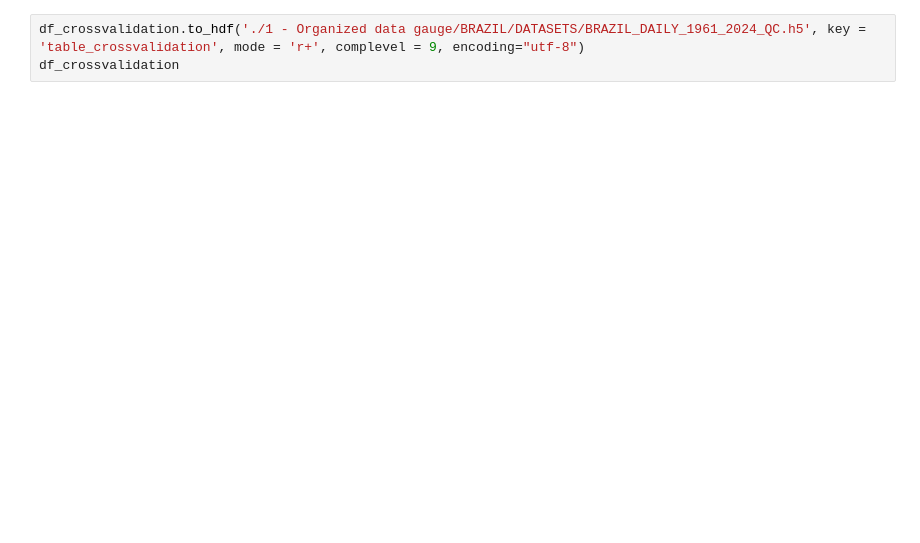
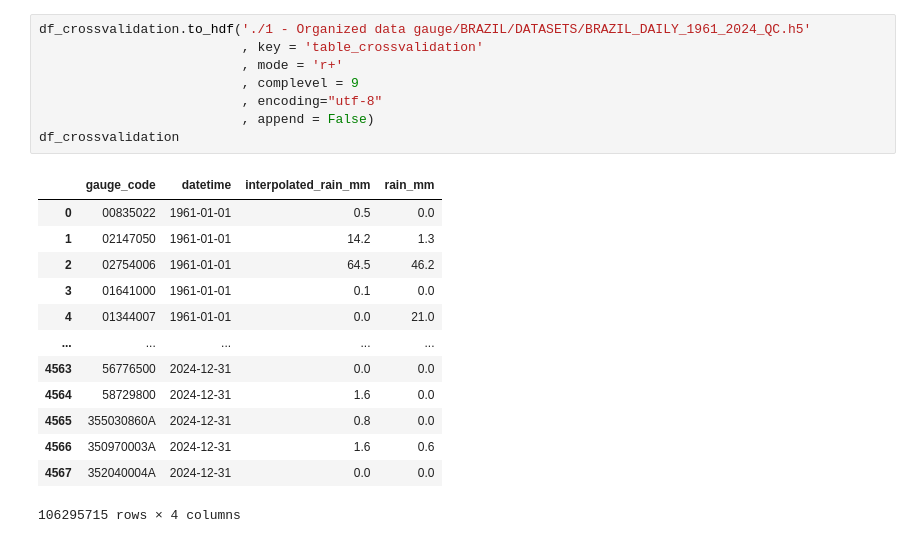
Before and after one commit to LARHENA/UFPB_Brain-D, a Jupyter notebook: Scripts e Dados/3.6 - IDW cross validation consolidation.ipynb, the cells around one changed output. Cells and saved outputs as stored; diff of their text form; blank space fills up the shorter version.

```diff
--- a/Scripts e Dados/3.6 - IDW cross validation consolidation.ipynb
+++ b/Scripts e Dados/3.6 - IDW cross validation consolidation.ipynb
@@ -36,3 +146,22 @@ df_crossvalidation.describe()
 # %%
-df_crossvalidation.to_hdf('./1 - Organized data gauge/BRAZIL/DATASETS/BRAZIL_DAILY_1961_2024_QC.h5', key = 'table_crossvalidation', mode = 'r+', complevel = 9, encoding="utf-8")
+df_crossvalidation.to_hdf('./1 - Organized data gauge/BRAZIL/DATASETS/BRAZIL_DAILY_1961_2024_QC.h5'
+                          , key = 'table_crossvalidation'
+                          , mode = 'r+'
+                          , complevel = 9
+                          , encoding="utf-8"
+                          , append = False)
 df_crossvalidation
+# %% [output]
+|  | gauge_code | datetime | interpolated_rain_mm | rain_mm |
+| 0 | 00835022 | 1961-01-01 | 0.5 | 0.0 |
+| 1 | 02147050 | 1961-01-01 | 14.2 | 1.3 |
+| 2 | 02754006 | 1961-01-01 | 64.5 | 46.2 |
+| 3 | 01641000 | 1961-01-01 | 0.1 | 0.0 |
+| 4 | 01344007 | 1961-01-01 | 0.0 | 21.0 |
+| ... | ... | ... | ... | ... |
+| 4563 | 56776500 | 2024-12-31 | 0.0 | 0.0 |
+| 4564 | 58729800 | 2024-12-31 | 1.6 | 0.0 |
+| 4565 | 355030860A | 2024-12-31 | 0.8 | 0.0 |
+| 4566 | 350970003A | 2024-12-31 | 1.6 | 0.6 |
+| 4567 | 352040004A | 2024-12-31 | 0.0 | 0.0 |
+106295715 rows × 4 columns
```
Also changed, not shown: parts of 9 cells of this notebook, 1 other file.
